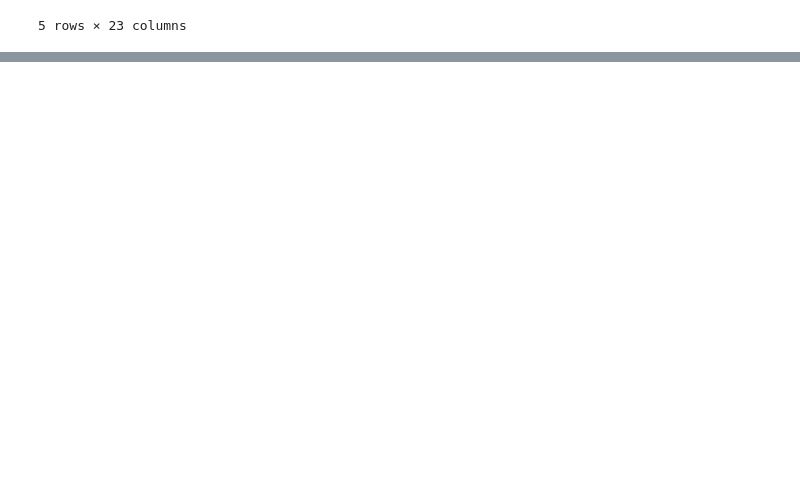
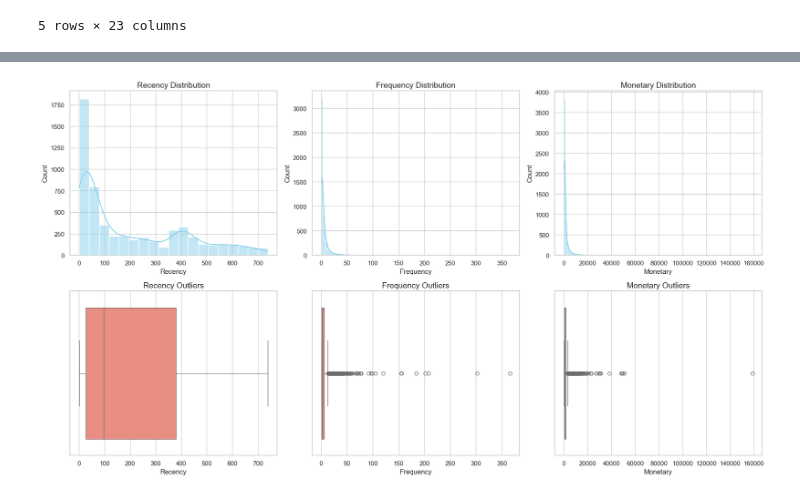
Before and after one commit to hansdarmawann/or2mrfm-1, a Jupyter notebook: notebooks/code.ipynb, the cells around one changed output, grey strips where cells are left out. Saved outputs shown, nothing was run; the diff lists cells and outputs as text; code cells hidden in the pictures; blank space fills up the shorter version.

```diff
--- a/notebooks/code.ipynb
+++ b/notebooks/code.ipynb
@@ -39,0 +69,3 @@ None
+# %%
+df = df[~df.duplicated()]
+df.duplicated().sum()
@@ -39,0 +87,13 @@ None
+# %%
+# Tentukan tanggal referensi (satu hari setelah transaksi terakhir)
+snapshot_date = df_clean['InvoiceDate'].max() + pd.Timedelta(days=1)
+
+# Agregasi ke level Customer
+rfm = df_clean.groupby('CustomerID').agg({
+    'InvoiceDate': lambda x: (snapshot_date - x.max()).days, # Recency
+    'InvoiceID': 'nunique',                                 # Frequency
+    'TotalPrice': 'sum'                                     # Monetary
+}).reset_index()
+
+# Rename kolom agar rapi
+rfm.columns = ['CustomerID', 'Recency', 'Frequency', 'Monetary']
@@ -39,0 +118,25 @@ None
+# %%
+import seaborn as sns
+import matplotlib.pyplot as plt
+
+# Set tema visualisasi
+sns.set_theme(style="whitegrid")
+
+# Buat subplots: 2 baris (Histplot & Boxplot), 3 kolom (R, F, M)
+fig, ax = plt.subplots(2, 3, figsize=(18, 10))
+
+features = ['Recency', 'Frequency', 'Monetary']
+
+for i, col in enumerate(features):
+    # Baris 1: Histplot (Distribusi)
+    sns.histplot(rfm[col], kde=True, ax=ax[0, i], color='skyblue')
+    ax[0, i].set_title(col + ' Distribution', fontsize=14)
+
+    # Baris 2: Boxplot (Outlier)
+    sns.boxplot(x=rfm[col], ax=ax[1, i], color='salmon')
+    ax[1, i].set_title(col + ' Outliers', fontsize=14)
+
+plt.tight_layout()
+plt.show()
+# %% [output]
+[figure, added]
```
Also changed, not shown: parts of 11 cells of this notebook.
